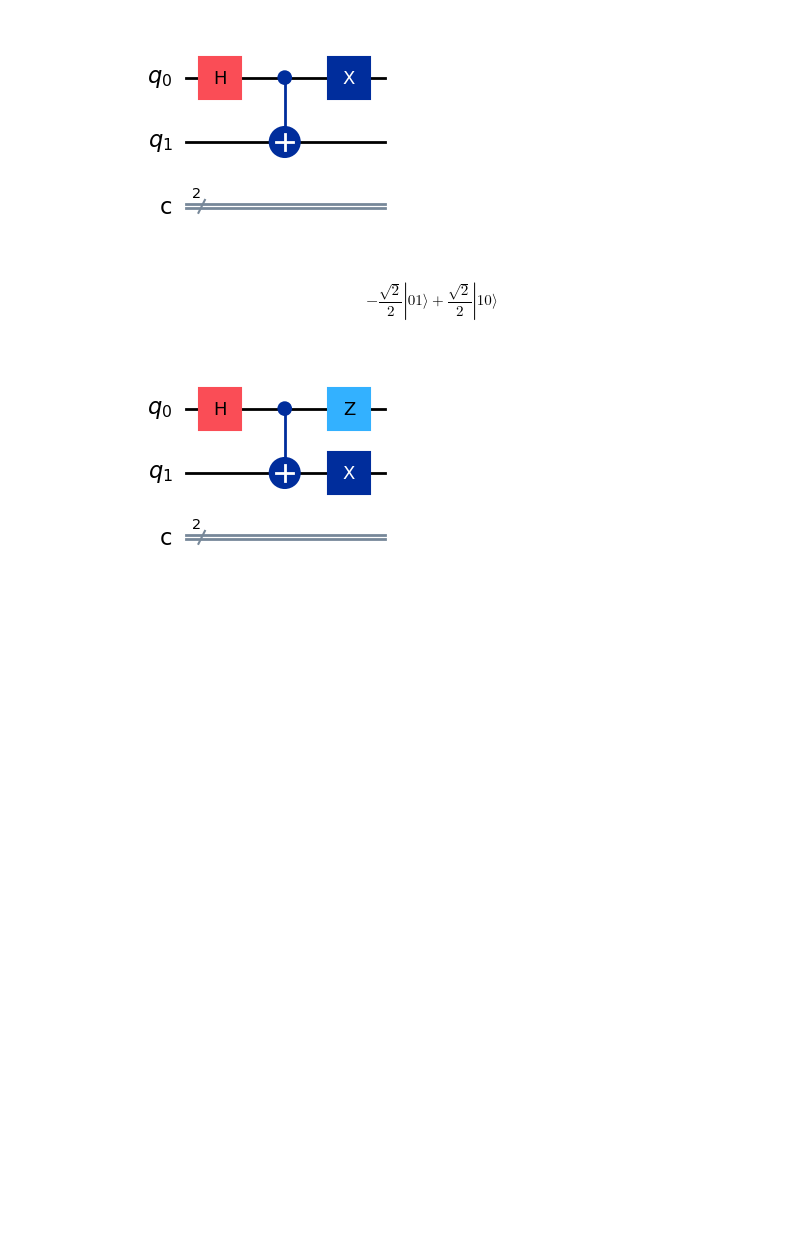
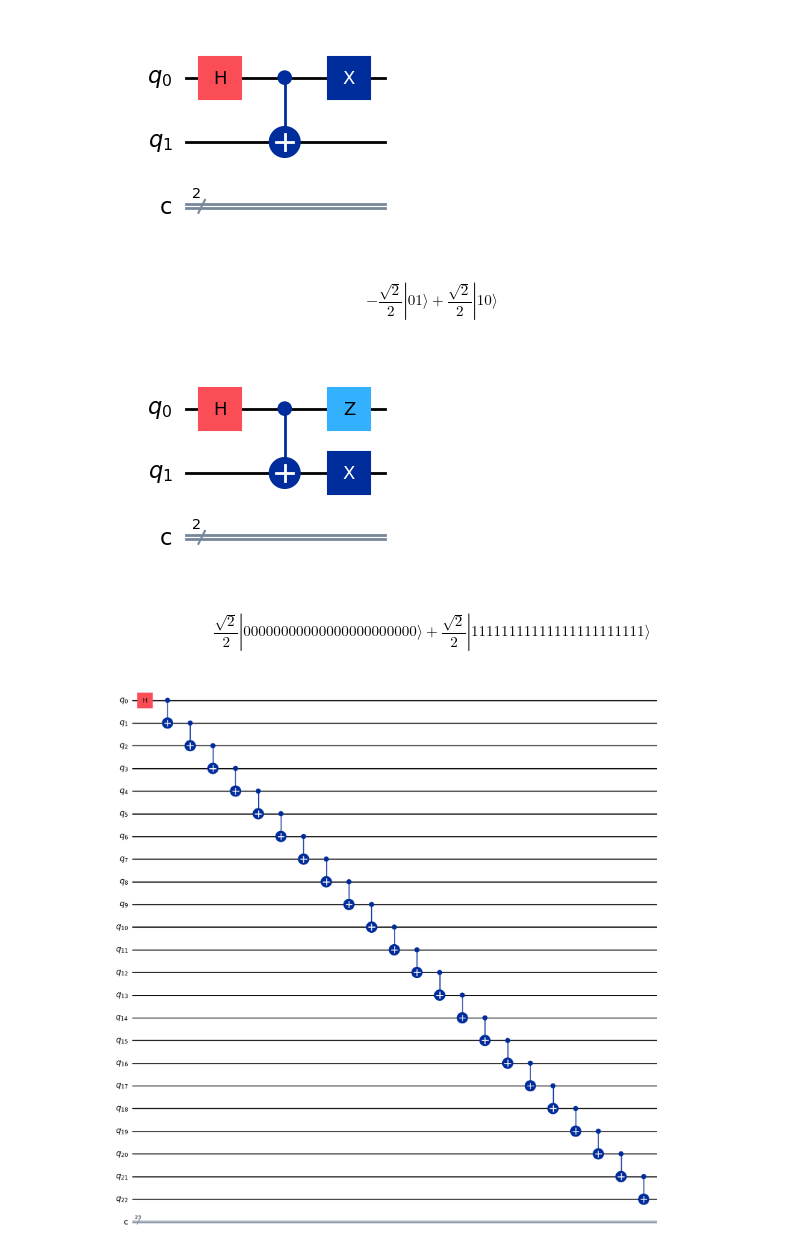
Before and after one commit to flippinjack/SIT-UofG-QC, a Jupyter notebook: QC-Lab1.ipynb, the cells around one changed output. Saved outputs shown, nothing was run; the diff lists cells and outputs as text; code cells hidden in the pictures; blank space fills up the shorter version.

```diff
--- a/QC-Lab1.ipynb
+++ b/QC-Lab1.ipynb
@@ -252,12 +252,31 @@ $$- \frac{\sqrt{2}}{2} |01\rangle+\frac{\sqrt{2}}{2} |10\rangle$$
 # %%
 # EXERCISE
 
 # The GHZ state on any number of qubits has the form  1/sqrt(2) ( |00...0> + |11...1> )
 
 
 
 # The Bell state 1/sqrt(2) ( |00> + |11> ) is the case for two qubits.
 
 # Write code to construct a circuit that produces a GHZ state for any given number of qubits.
 
 # Try simulating the circuit, with measurements. How many qubits can the simulator handle in a reasonable time?
+
+def ghz_circuit(n):
+  circuit = QuantumCircuit(n,n)
+  circuit.h(0)
+  for i in range(n-1):
+    circuit.cx(i,i+1)
+  return circuit
+
+qubits = 23
+
+circuit = ghz_circuit(qubits)
+
+
+sv = Statevector.from_instruction(circuit)
+display(sv.draw("latex"))
+display(circuit.draw("mpl"))
+# %% [output]
+$$\frac{\sqrt{2}}{2} |00000000000000000000000\rangle+\frac{\sqrt{2}}{2} |11111111111111111111111\rangle$$
+[figure, added]
```
